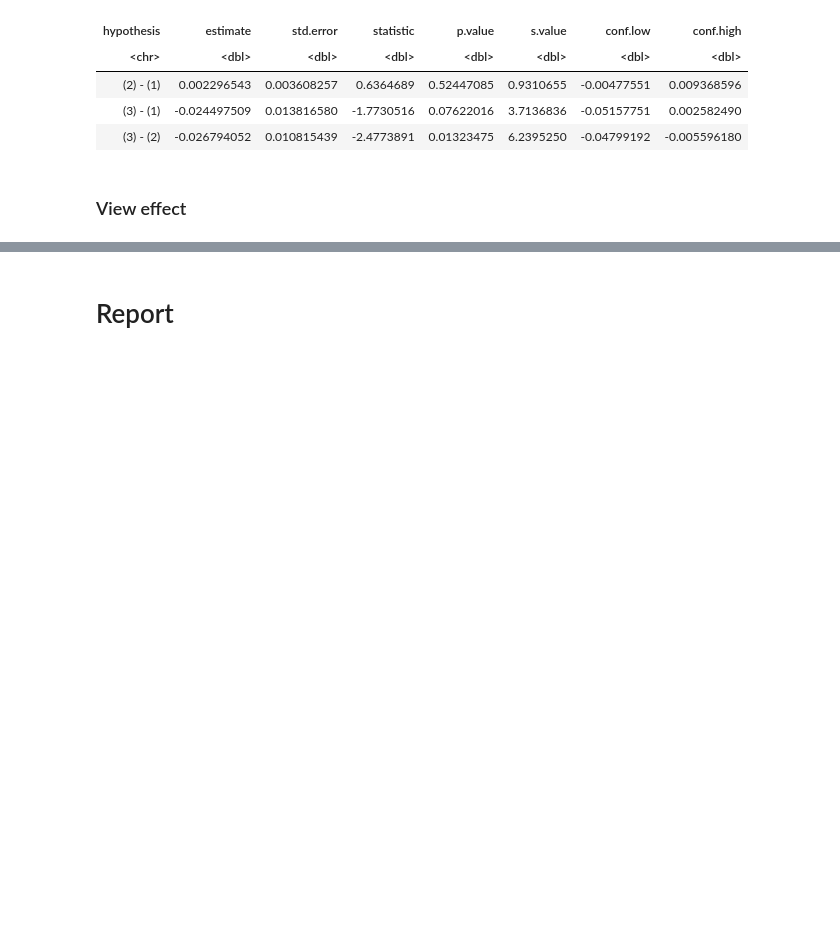
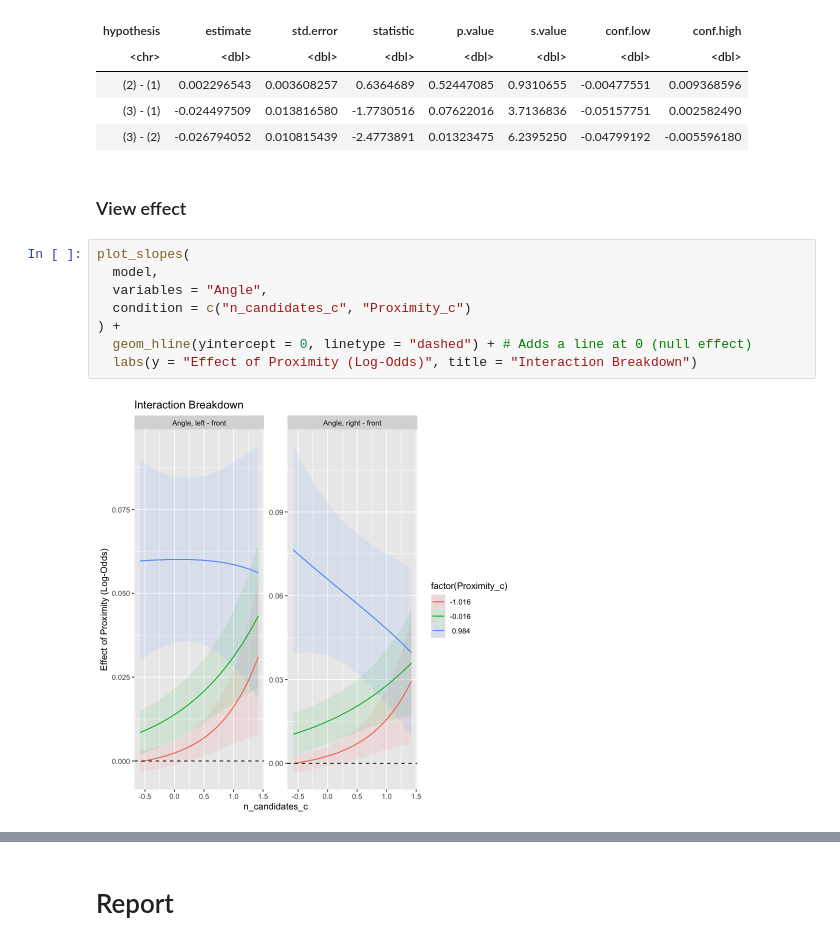
Before and after one commit to grow-ai-like-a-child/referential-gaze, a Jupyter notebook: humans.ipynb, the cells around one changed output, grey strips where cells are left out. Drawn from its saved outputs; the diff is of its cells as text; blank space fills up the shorter version.

```diff
--- a/humans.ipynb
+++ b/humans.ipynb
@@ -239,3 +277,13 @@ A slopes: 3 × 8
 | (3) - (2) | -0.026794052 | 0.010815439 | -2.4773891 | 0.01323475 | 6.2395250 | -0.04799192 | -0.005596180 |
 # %% [markdown]
 ### View effect
+# %%
+plot_slopes(
+  model,
+  variables = "Angle",
+  condition = c("n_candidates_c", "Proximity_c")
+) +
+  geom_hline(yintercept = 0, linetype = "dashed") + # Adds a line at 0 (null effect)
+  labs(y = "Effect of Proximity (Log-Odds)", title = "Interaction Breakdown")
+# %% [output]
+[figure, added]
```
Also changed, not shown: parts of 5 cells of this notebook, 7 other files.
